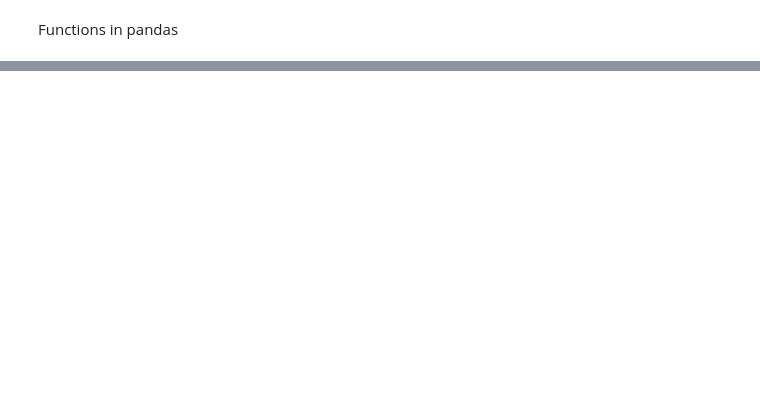
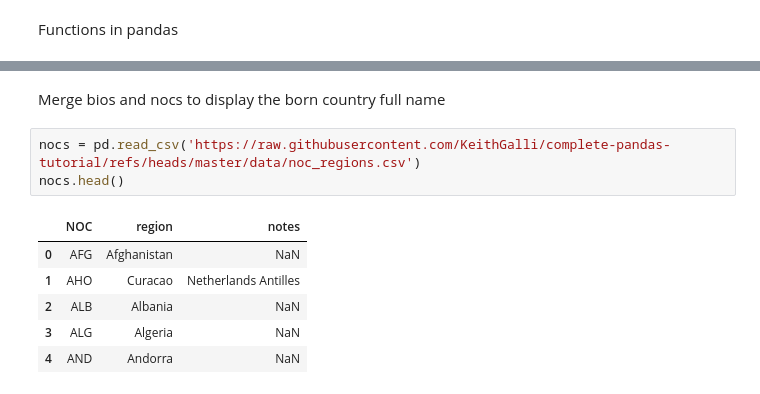
Before and after one commit to Carolalex1612/AI-Training, a Jupyter notebook: Practice.ipynb, the cells around one changed output, grey strips where cells are left out. Saved outputs shown, nothing was run; the diff lists cells and outputs as text; blank space fills up the shorter version.

```diff
--- a/Practice.ipynb
+++ b/Practice.ipynb
@@ -298,3 +298,15 @@ bios.head()
 | 2 | 3 | Jean Borotra | 1898-08-13 | Biarritz | Pyrénées-Atlantiques | FRA | France | 183.0 | 76.0 | ... |
 | 3 | 4 | Jacques Brugnon | 1895-05-11 | Paris VIIIe | Paris | FRA | France | 168.0 | 64.0 | ... |
 | 4 | 5 | Albert Canet | 1878-04-17 | Wandsworth | England | GBR | France | NaN | NaN | ... |
+# %% [markdown]
+Merge bios and nocs to display the born country full name
+# %%
+nocs = pd.read_csv('https://raw.githubusercontent.com/KeithGalli/complete-pandas-tutorial/refs/heads/master/data/noc_regions.csv')
+nocs.head()
+# %% [output]
+|  | NOC | region | notes |
+| 0 | AFG | Afghanistan | NaN |
+| 1 | AHO | Curacao | Netherlands Antilles |
+| 2 | ALB | Albania | NaN |
+| 3 | ALG | Algeria | NaN |
+| 4 | AND | Andorra | NaN |
```
Also changed, not shown: parts of 3 cells of this notebook.
